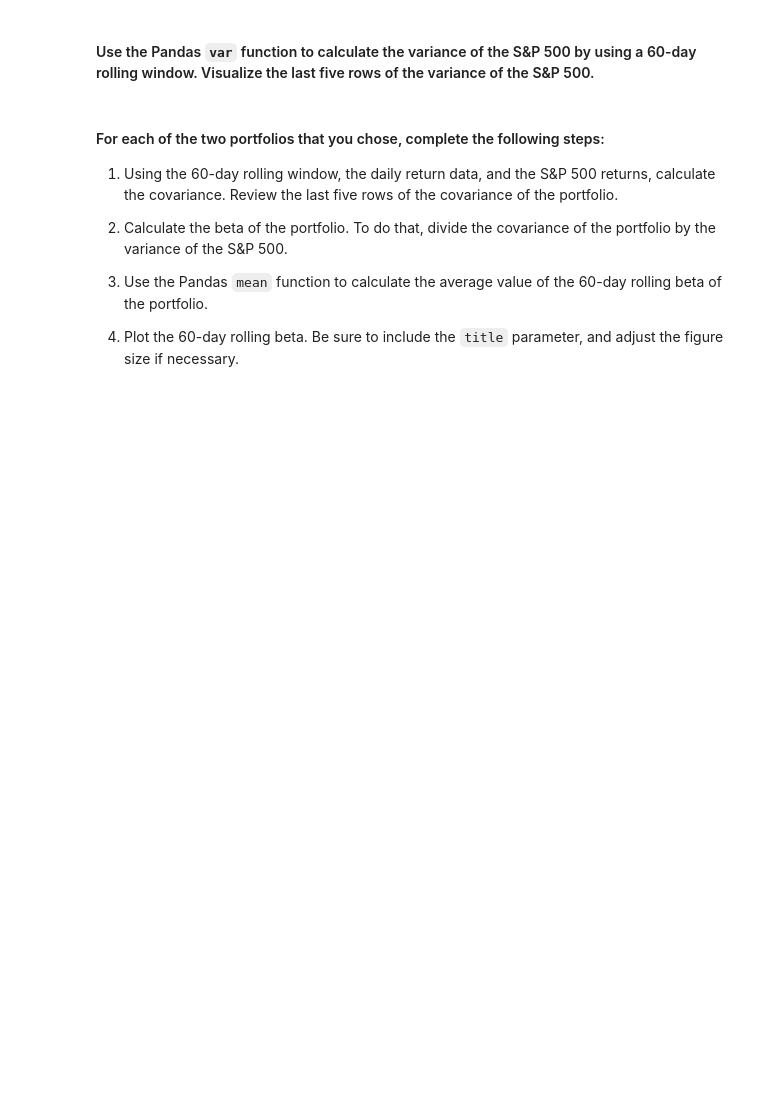
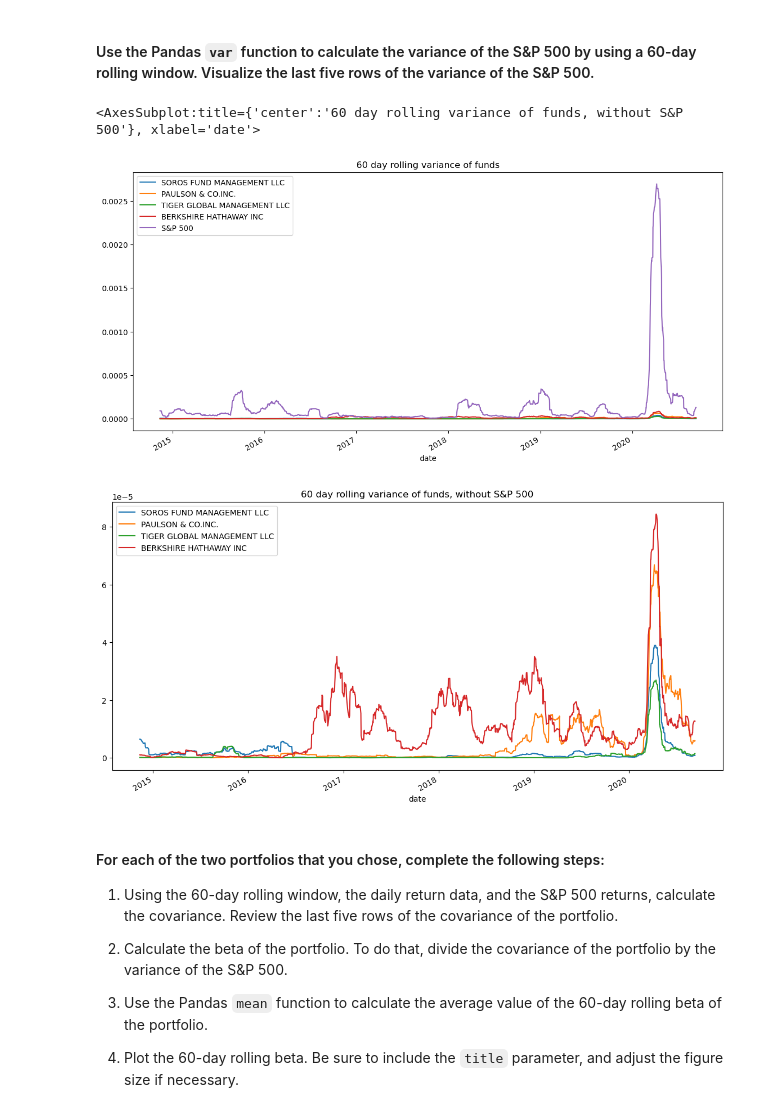
Before and after one commit to najibabounasr/Berkley-Bootcamp---Risk-Return-Analysis-Program, a Jupyter notebook: risk_return_analysis.ipynb, the cells around one changed output. Saved outputs shown, nothing was run; the diff lists cells and outputs as text; code cells hidden in the pictures; blank space fills up the shorter version.

Commit message:
v.1.5.0 - Finished! completed the program, as a financial analyzer, using Beta, Variance, and covariance. All details are writen in markdown windows.

```diff
--- a/risk_return_analysis.ipynb
+++ b/risk_return_analysis.ipynb
@@ -396,3 +392,13 @@ Your analysis is nearing completion. Now, you need to evaluate how the portfolio
+# %%
+# Calculate the variance of the S&P 500 using a rolling 60-day window.
+portfolios_rolling_60_variance = whale_navs_daily_returns.rolling(window=30).var()
+portfolios_rolling_60_variance.plot(figsize=(14,7),title="60 day rolling variance of funds")
+portfolios_rolling_60_var_nosp500 = portfolios_rolling_60_variance.drop(['S&P 500'], axis=1)
+portfolios_rolling_60_var_nosp500.plot(figsize=(14,7),title="60 day rolling variance of funds, without S&P 500")
+# %% [output]
+<AxesSubplot:title={'center':'60 day rolling variance of funds, without S&P 500'}, xlabel='date'>
+[figure, added]
+[figure, added]
 # %% [markdown]
 #### For each of the two portfolios that you chose, complete the following steps:
 
```
Also changed, not shown: parts of 27 cells of this notebook.
